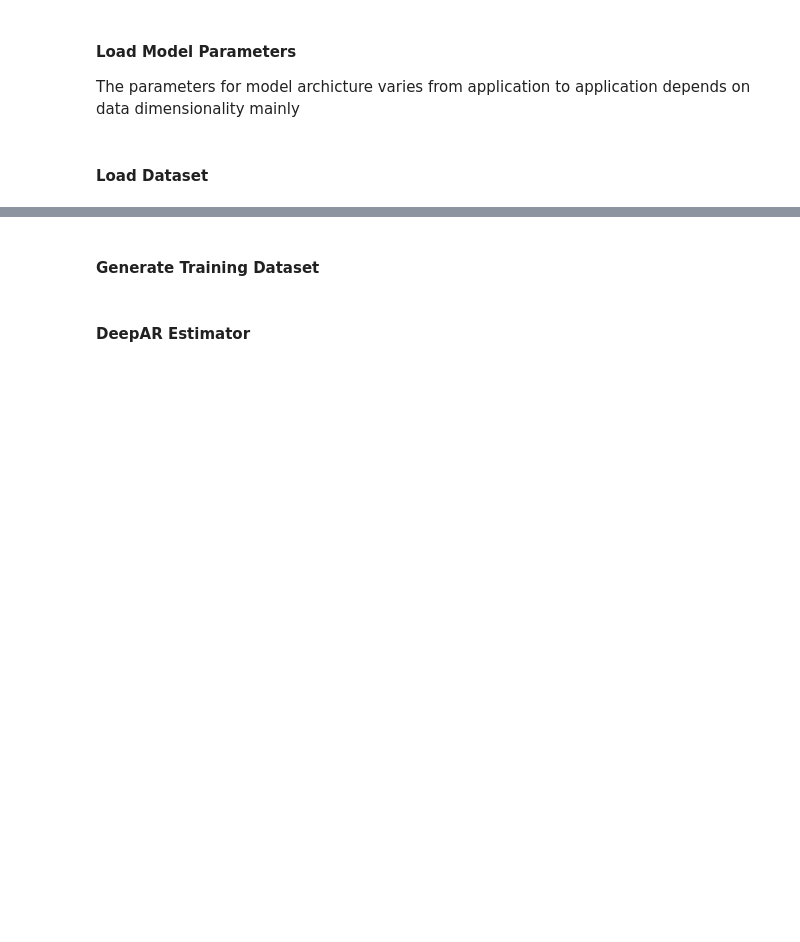
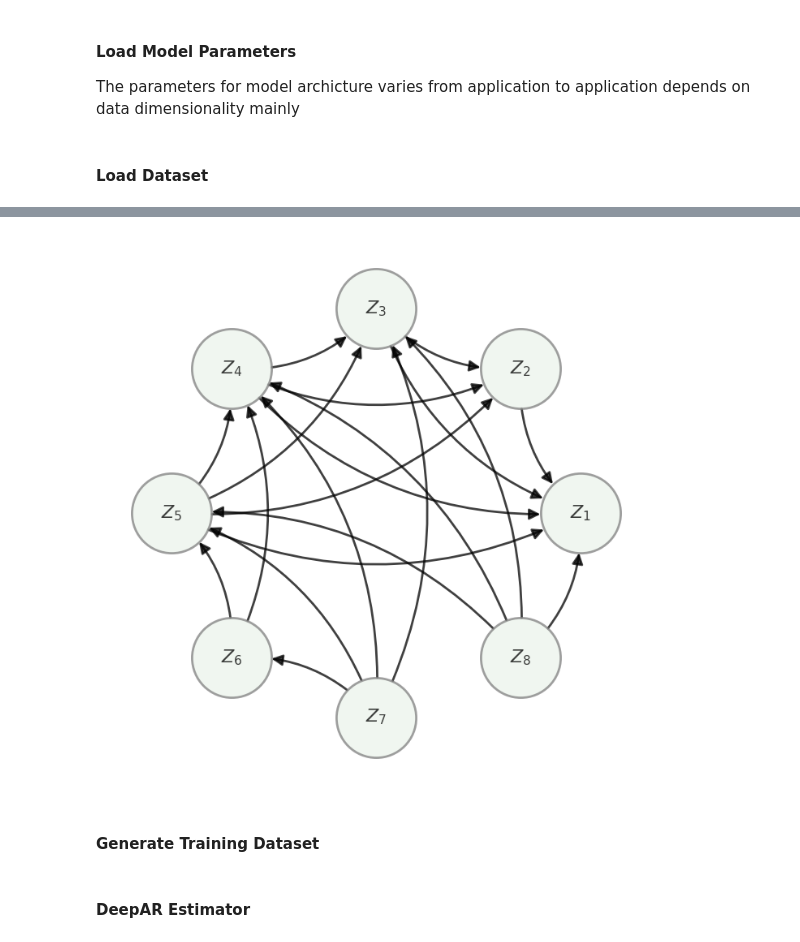
Before and after one commit to wasimahmadpk/gCause, a Jupyter notebook: src/gcdmi_examples.ipynb, the cells around one changed output, grey strips where cells are left out. Cells and saved outputs as stored; diff of their text form; code cells hidden in the pictures; blank space fills up the shorter version.

```diff
--- a/src/gcdmi_examples.ipynb
+++ b/src/gcdmi_examples.ipynb
@@ -104,3 +104,7 @@ NetworkX graph:
+# %%
+model.draw_causal_graph()
+# %% [output]
+[figure, added]
 # %% [markdown]
 #### Generate Training Dataset
 # %%
```
Also changed, not shown: parts of 6 cells of this notebook, 2 other files.
